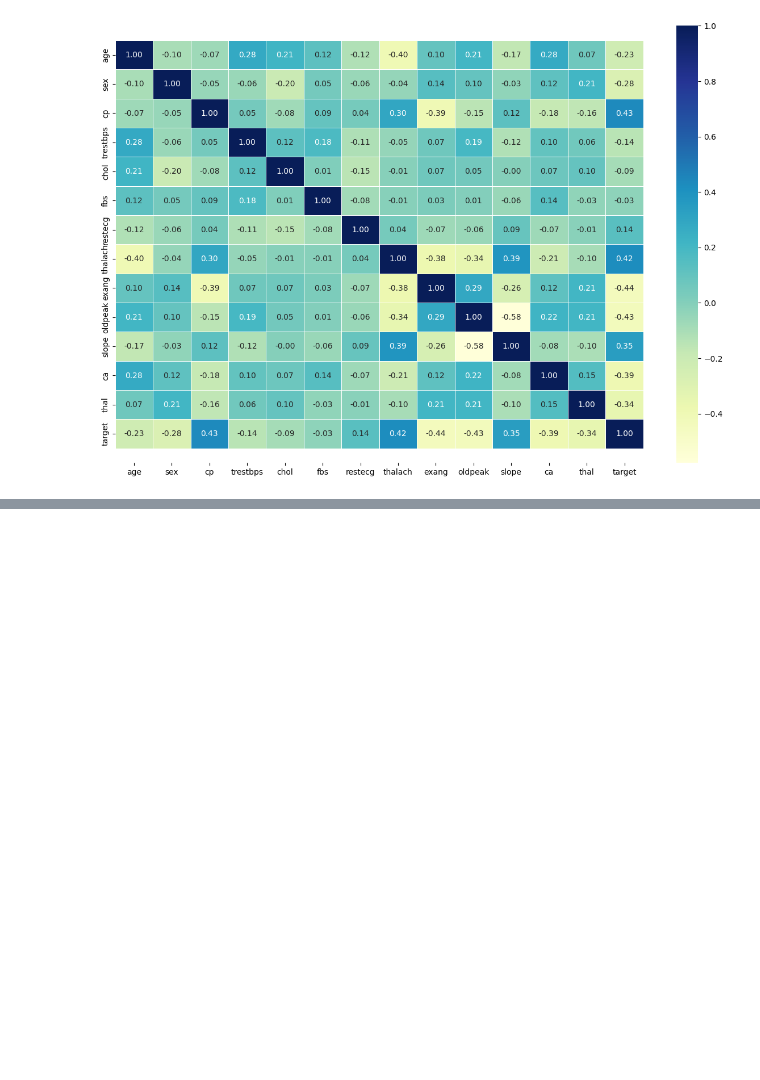
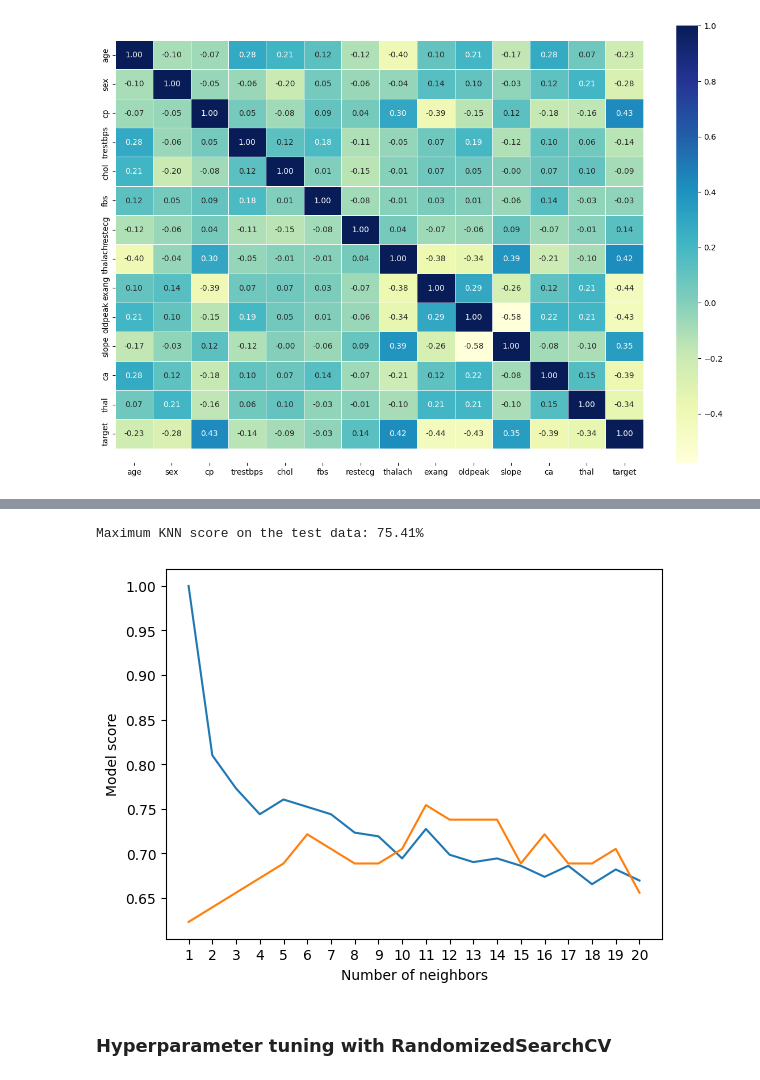
Before and after one commit to sohostory/ml-heart-disease-classification, a Jupyter notebook: end_to_end_heart_disease_classification.ipynb, the cells around one changed output, grey strips where cells are left out. Saved outputs shown, nothing was run; the diff lists cells and outputs as text; code cells hidden in the pictures; blank space fills up the shorter version.

Commit message:
hyperparameter tuning added

```diff
--- a/end_to_end_heart_disease_classification.ipynb
+++ b/end_to_end_heart_disease_classification.ipynb
@@ -80,7 +80,7 @@ from sklearn.metrics import RocCurveDisplay
 # %% [markdown]
 ## Load Data
 # %%
-df = pd.read_csv("heart-disease.csv")
+df = pd.read_csv("https://raw.githubusercontent.com/mrdbourke/zero-to-mastery-ml/refs/heads/master/data/heart-disease.csv")
 df.shape
 # %% [output]
 (303, 14)
@@ -287,0 +413,14 @@ ax.set_ylim(bottom + 0.5, top - 0.5);
+# %%
+train_scores = []
+test_scores = []
+
+neighbors = range(1, 21)
+knn = KNeighborsClassifier()
+
+for i in neighbors:
+  knn.set_params(n_neighbors=i)
+
+  knn.fit(X_train, y_train)
+
+  train_scores.append(knn.score(X_train, y_train))
+  test_scores.append(knn.score(X_test, y_test))
@@ -287,0 +473,13 @@ ax.set_ylim(bottom + 0.5, top - 0.5);
+# %%
+plt.plot(neighbors, train_scores, label="Train score")
+plt.plot(neighbors, test_scores, label="Test score")
+plt.xticks(np.arange(1, 21, 1))
+plt.xlabel("Number of neighbors")
+plt.ylabel("Model score")
+
+print(f"Maximum KNN score on the test data: {max(test_scores)*100:.2f}%")
+# %% [output]
+Maximum KNN score on the test data: 75.41%
+[figure, added]
+# %% [markdown]
+### Hyperparameter tuning with RandomizedSearchCV
```
Also changed, not shown: parts of 26 cells of this notebook.
